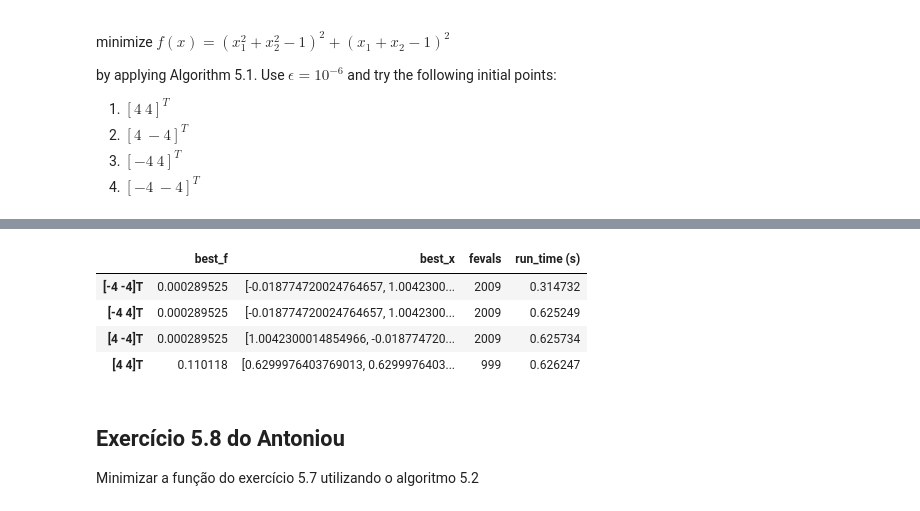
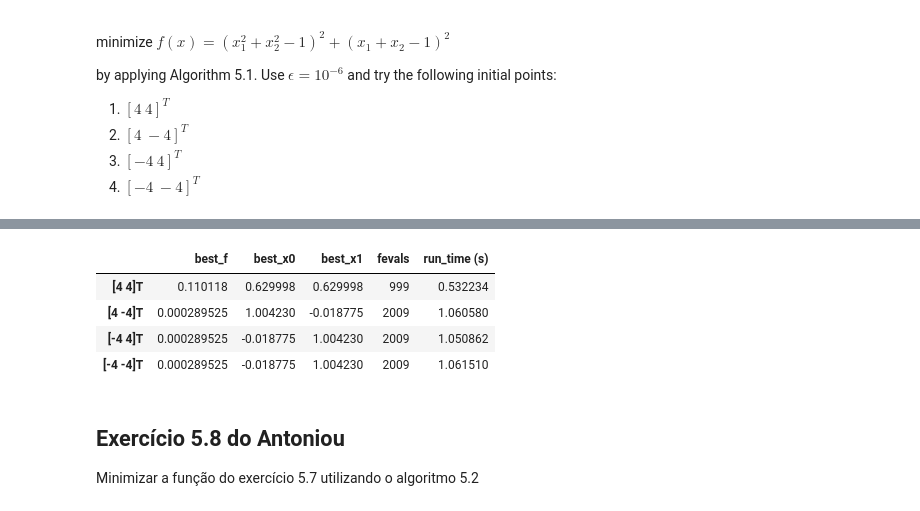
Before and after one commit to crucis/ConvexOptimization, a Jupyter notebook: Exercises/Lista2/Lista 2.ipynb, the cells around one changed output, grey strips where cells are left out. Saved outputs shown, nothing was run; the diff lists cells and outputs as text; code cells hidden in the pictures.

```diff
--- a/Exercises/Lista2/Lista 2.ipynb
+++ b/Exercises/Lista2/Lista 2.ipynb
@@ -48,11 +53,11 @@ results_57_BLS = run_exercise(func=exercise57, opt=SteepestDescentAlgorithm, lin
 # %%
-results_57_BLS[['best_f', 'best_x', 'fevals', 'run_time (s)']]
+results_57_BLS[['best_f', 'best_x0','best_x1', 'fevals', 'run_time (s)']]
 # %% [output]
-|  | best_f | best_x | fevals | run_time (s) |
-| [-4 -4]T | 0.000289525 | [-0.018774720024764657, 1.0042300... | 2009 | 0.314732 |
-| [-4 4]T | 0.000289525 | [-0.018774720024764657, 1.0042300... | 2009 | 0.625249 |
-| [4 -4]T | 0.000289525 | [1.0042300014854966, -0.018774720... | 2009 | 0.625734 |
-| [4 4]T | 0.110118 | [0.6299976403769013, 0.6299976403... | 999 | 0.626247 |
+|  | best_f | best_x0 | best_x1 | fevals | run_time (s) |
+| [4 4]T | 0.110118 | 0.629998 | 0.629998 | 999 | 0.532234 |
+| [4 -4]T | 0.000289525 | 1.004230 | -0.018775 | 2009 | 1.060580 |
+| [-4 4]T | 0.000289525 | -0.018775 | 1.004230 | 2009 | 1.050862 |
+| [-4 -4]T | 0.000289525 | -0.018775 | 1.004230 | 2009 | 1.061510 |
 # %% [markdown]
 ## Exercício 5.8 do Antoniou
 
```
Also changed, not shown: parts of 14 cells of this notebook.
